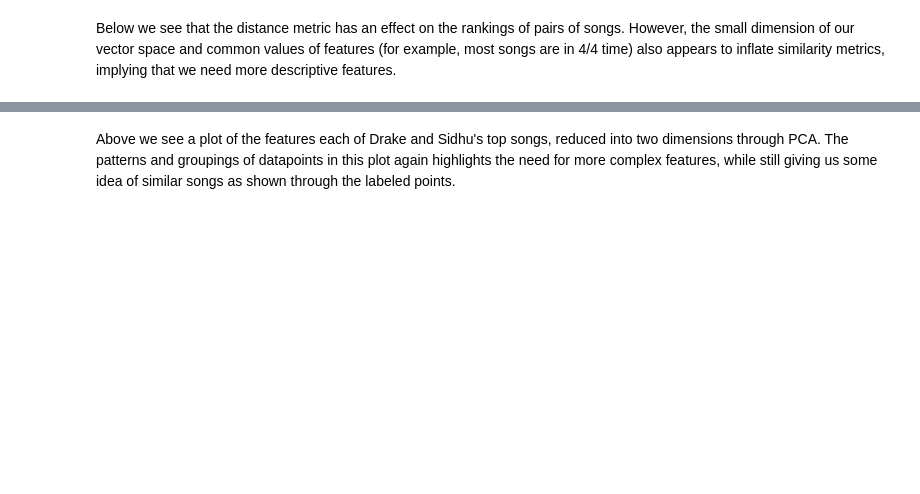
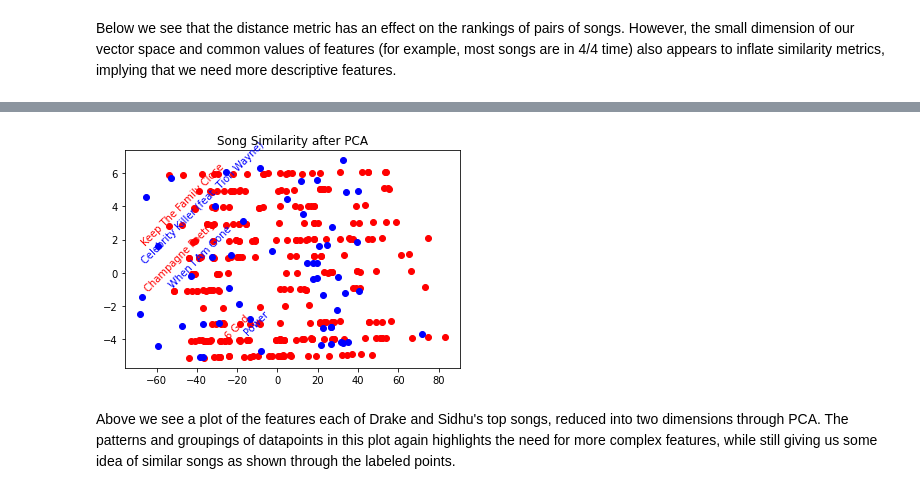
Before and after one commit to amanm27/sidhu_drake_spotify, a Jupyter notebook: sidhu_drake_spotify.ipynb, the cells around one changed output, grey strips where cells are left out. Cells and saved outputs as stored; diff of their text form; code cells hidden in the pictures; blank space fills up the shorter version.

```diff
--- a/sidhu_drake_spotify.ipynb
+++ b/sidhu_drake_spotify.ipynb
@@ -111,25 +161,28 @@ pc_drake = np.array([principal_components[:, 0], principal_components[:, 1]]).T
 # %%
 distances = []
 for drake_point in pc_drake:
     for sidhu_point in pc_sidhu:
         distance = np.sqrt(np.sum((drake_point - sidhu_point)**2))
         distances.append(distance)
 
-threshold = 0.32 # reduced to not clutter display
+threshold = 0.32 # reduced threshold to not clutter display
 
 plt.scatter(pc_drake[:,0], pc_drake[:,1], color = "red")
 plt.scatter(pc_sidhu[:,0], pc_sidhu[:,1], color = "blue")
 
 for drake_name, drake_point in zip(drake_names, pc_drake):
     for sidhu_name, sidhu_point in zip(sidhu_names, pc_sidhu):
         distance = np.sqrt(np.sum((drake_point - sidhu_point)** 2))
         if distance < threshold:
             x = (drake_point[0] + sidhu_point[0])/2
             y = (drake_point[1] + sidhu_point[1])/2
             plt.annotate(drake_name, (drake_point[0], drake_point[1]), xytext=(x, y),
                          textcoords='offset points', ha='center', va='center', rotation=45, color="red")
             plt.annotate(sidhu_name, (sidhu_point[0], sidhu_point[1]), xytext=(x + 20, y),
                          textcoords='offset points', ha='center', va='center', rotation=45, color="blue")
+plt.title("Song Similarity after PCA")
 plt.show()
+# %% [output]
+[figure, added]
 # %% [markdown]
 Above we see a plot of the features each of Drake and Sidhu's top songs, reduced into two dimensions through PCA. The patterns and groupings of datapoints in this plot again highlights the need for more complex features, while still giving us some idea of similar songs as shown through the labeled points.
```
Also changed, not shown: parts of 4 cells of this notebook, 1 other file.
